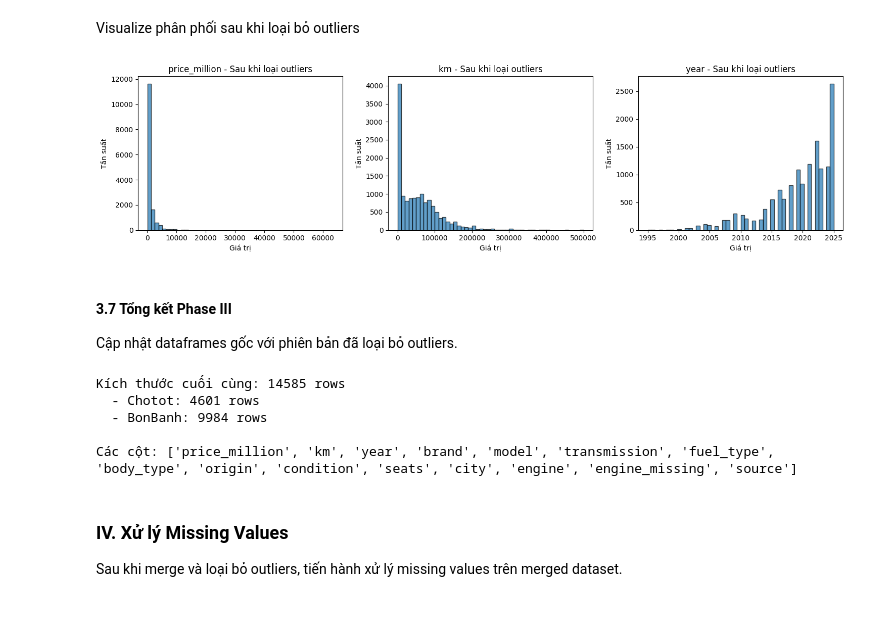
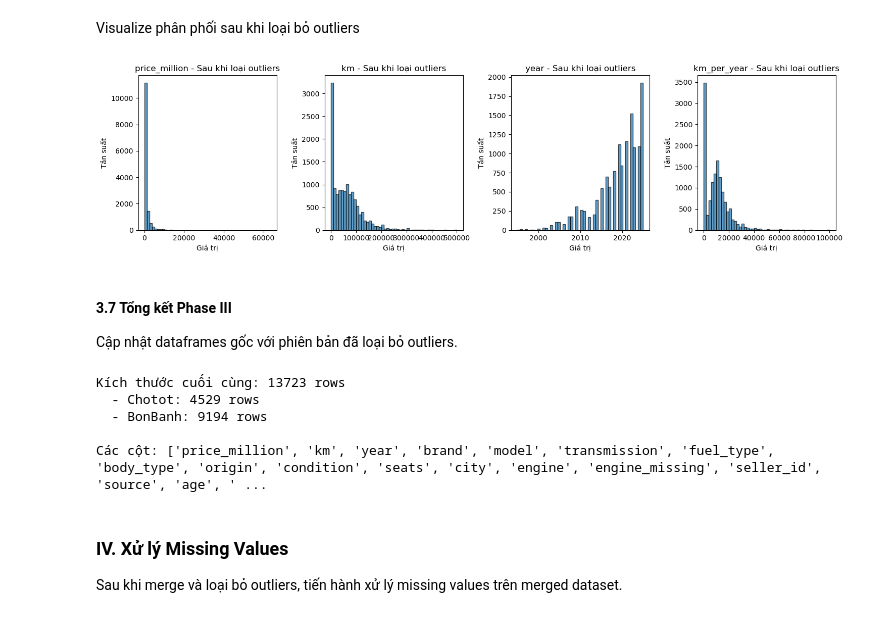
Before and after one commit to HieuMagic/DS_Predictor, a Jupyter notebook: notebooks/01_data_preprocessing.ipynb, the cells around one changed output. Saved outputs shown, nothing was run; the diff lists cells and outputs as text; code cells hidden in the pictures.

```diff
--- a/notebooks/01_data_preprocessing.ipynb
+++ b/notebooks/01_data_preprocessing.ipynb
@@ -846,6 +938,6 @@ memory usage: 1.7+ MB
 Trước khi xử lý outliers, cần hiểu phân phối của các biến số để chọn phương pháp phù hợp.
 # %%
 # Thống kê mô tả các biến số (trên merged data)
-numeric_cols = ['price_million', 'km', 'year']
+numeric_cols = ['price_million', 'km', 'year','km_per_year']
 df[numeric_cols].describe()
 # %% [output]
@@ -861,7 +953,7 @@ df[numeric_cols].describe()
 # %% [markdown]
 Visualize phân phối để nhận diện outliers. Sử dụng boxplot và histogram để thấy rõ các giá trị bất thường.
 # %%
-fig, axes = plt.subplots(2, 3, figsize=(15, 8))
+fig, axes = plt.subplots(2, 4, figsize=(15, 8))
 
 for i, col in enumerate(numeric_cols):
     # Boxplot
@@ -945,6 +1043,7 @@ OUTLIER_BOUNDS_DETECT = {
     'price_million': (50, 15000),     # 50 triệu - 15 tỷ
     'km': (0, 500000),                # 0 - 500k km
     'year': (1995, 2025),             # 1995 - 2025
+    'km_per_year': (0, 100000)        # 0 - 100k km/năm
 }
 
 # Đếm outliers theo ngưỡng phát hiện
@@ -1093,11 +1227,11 @@ OUTLIER_BOUNDS = {
     'price_million': (50, None),      # >= 50 triệu (không giới hạn trên - giữ xe siêu sang)
     'km': (0, 500000),                # 0 - 500k km
     'year': (1995, 2025),             # 1995 - 2025
+    'km_per_year': (0, 100000),       # 0 - 100,000 km/năm (~275 km/ngày liên tục)
 }
 
 # 2 xe có giá bất thường cần loại bỏ riêng (đã kiểm tra thủ công ở 3.4)
 MANUAL_REMOVE = [
-    {'brand': 'Ford', 'model': 'Escape', 'price_million': 40000.0},  # Lỗi nhập liệu
     {'brand': 'Acura', 'model': 'ILX', 'price_million': 50000.0},    # Lỗi nhập liệu
 ]
 
@@ -1151,37 +1285,35 @@ year:
 # %% [markdown]
 Visualize phân phối sau khi loại bỏ outliers
 # %%
-fig, axes = plt.subplots(1, 3, figsize=(15, 4))
+fig, axes = plt.subplots(1, 4, figsize=(15, 4))
 
 for i, col in enumerate(numeric_cols):
     axes[i].hist(df[col].dropna(), bins=50, edgecolor='black', alpha=0.7)
     axes[i].set_title(f'{col} - Sau khi loại outliers')
     axes[i].set_xlabel('Giá trị')
     axes[i].set_ylabel('Tần suất')
 
 plt.tight_layout()
 plt.show()
 # %% [output]
-[figure, old version]
+[figure, new version]
 # %% [markdown]
 #### 3.7 Tổng kết Phase III
 
 Cập nhật dataframes gốc với phiên bản đã loại bỏ outliers.
 # %%
 df.reset_index(drop=True, inplace=True)
-
-df.to_csv('../data/interim/outlier_interim.csv', index=False, encoding='utf-8-sig')
 
 print(f"Kích thước cuối cùng: {len(df)} rows")
 print(f"  - Chotot: {len(df[df['source'] == 'chotot'])} rows")
 print(f"  - BonBanh: {len(df[df['source'] == 'bonbanh'])} rows")
 print(f"\nCác cột: {list(df.columns)}")
 # %% [output]
-Kích thước cuối cùng: 14585 rows
-  - Chotot: 4601 rows
-  - BonBanh: 9984 rows
+Kích thước cuối cùng: 13723 rows
+  - Chotot: 4529 rows
+  - BonBanh: 9194 rows
 
-Các cột: ['price_million', 'km', 'year', 'brand', 'model', 'transmission', 'fuel_type', 'body_type', 'origin', 'condition', 'seats', 'city', 'engine', 'engine_missing', 'source']
+Các cột: ['price_million', 'km', 'year', 'brand', 'model', 'transmission', 'fuel_type', 'body_type', 'origin', 'condition', 'seats', 'city', 'engine', 'engine_missing', 'seller_id', 'source', 'age', ' ...
 # %% [markdown]
 ### IV. Xử lý Missing Values
 
```
Also changed, not shown: parts of 108 cells of this notebook, 1 other file.
